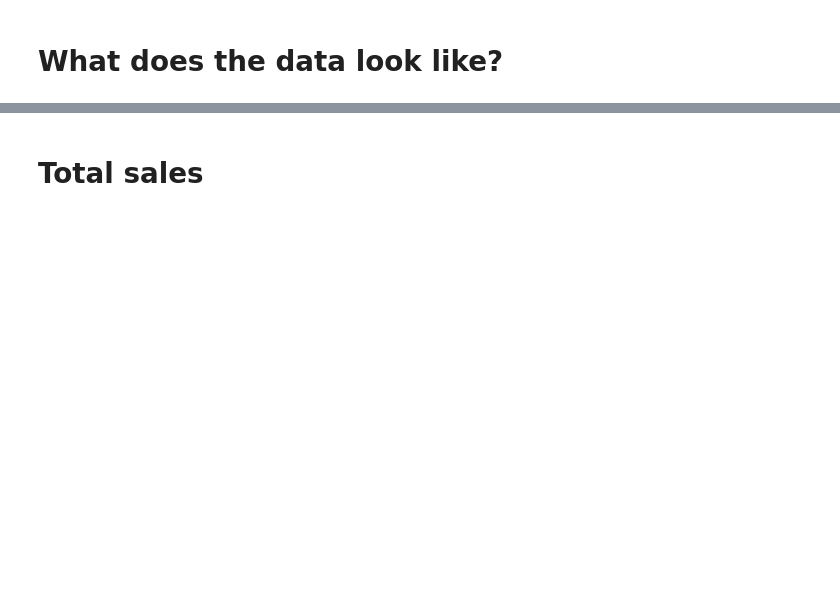
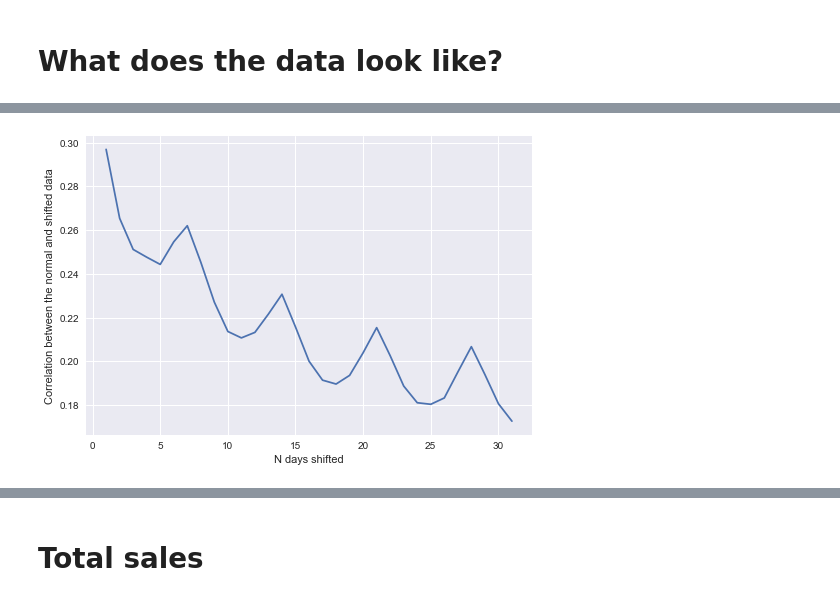
Before and after one commit to Basvdbrink1998/Applied_Forcasting_Project, a Jupyter notebook: Exploration.ipynb, the cells around one changed output, grey strips where cells are left out. Cells and saved outputs as stored; diff of their text form; code cells hidden in the pictures; blank space fills up the shorter version.

```diff
--- a/Exploration.ipynb
+++ b/Exploration.ipynb
@@ -67,0 +143,14 @@ plt.show()
+# %%
+days = 31
+cors = []
+for s in range(1, days+1):
+    df1 = train_data
+    df2 = train_data.shift(-s)
+    cors.append(df1.corrwith(df2, axis = 0).mean())
+plt.plot(np.arange(days) + 1, cors)
+plt.ylabel('Correlation between the normal and shifted data')
+plt.xlabel('N days shifted')
+plt.savefig('figures/correlation_overview_month.png')
+plt.show()
+# %% [output]
+[figure, added]
```
Also changed, not shown: parts of 37 cells of this notebook, 8 other files.
